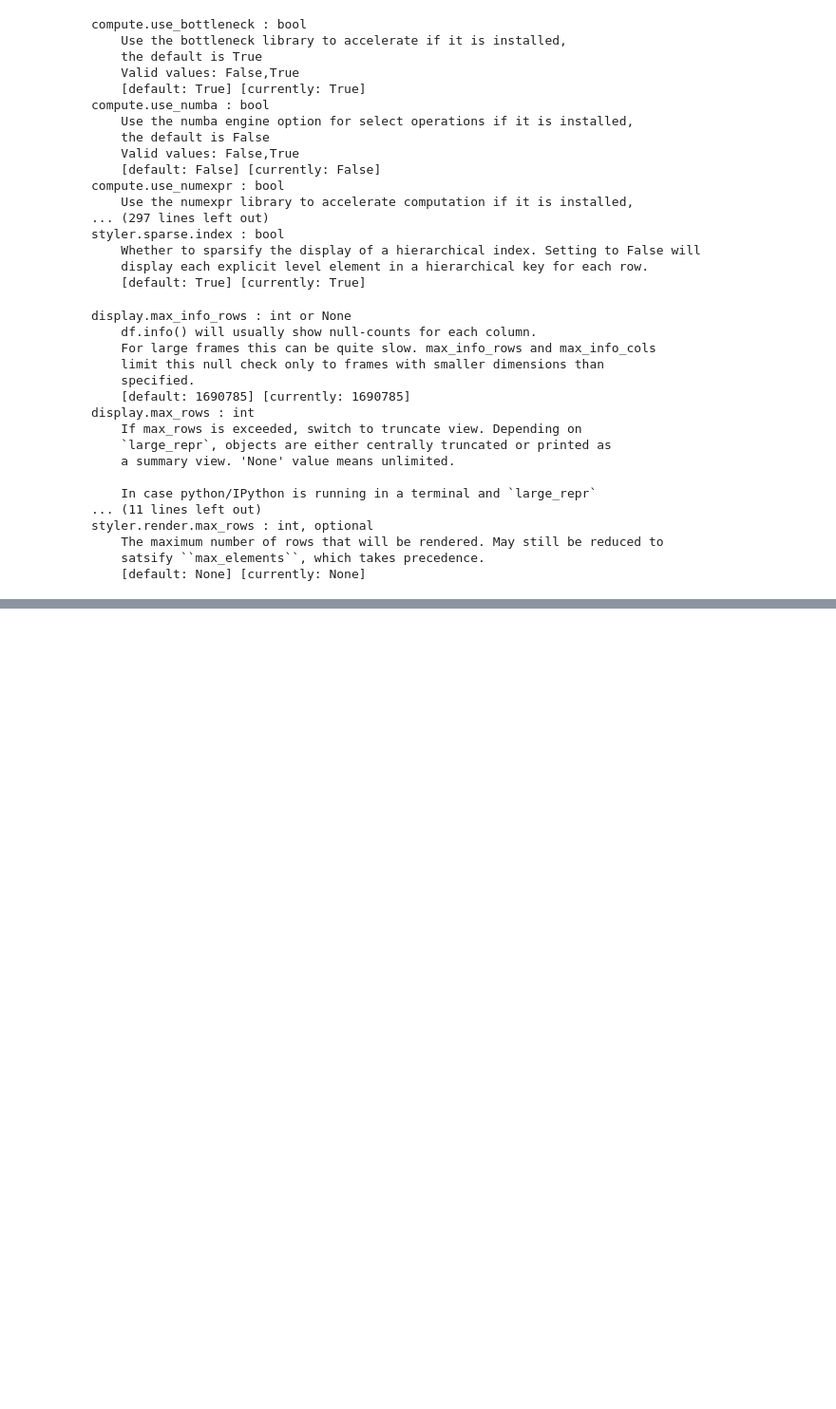
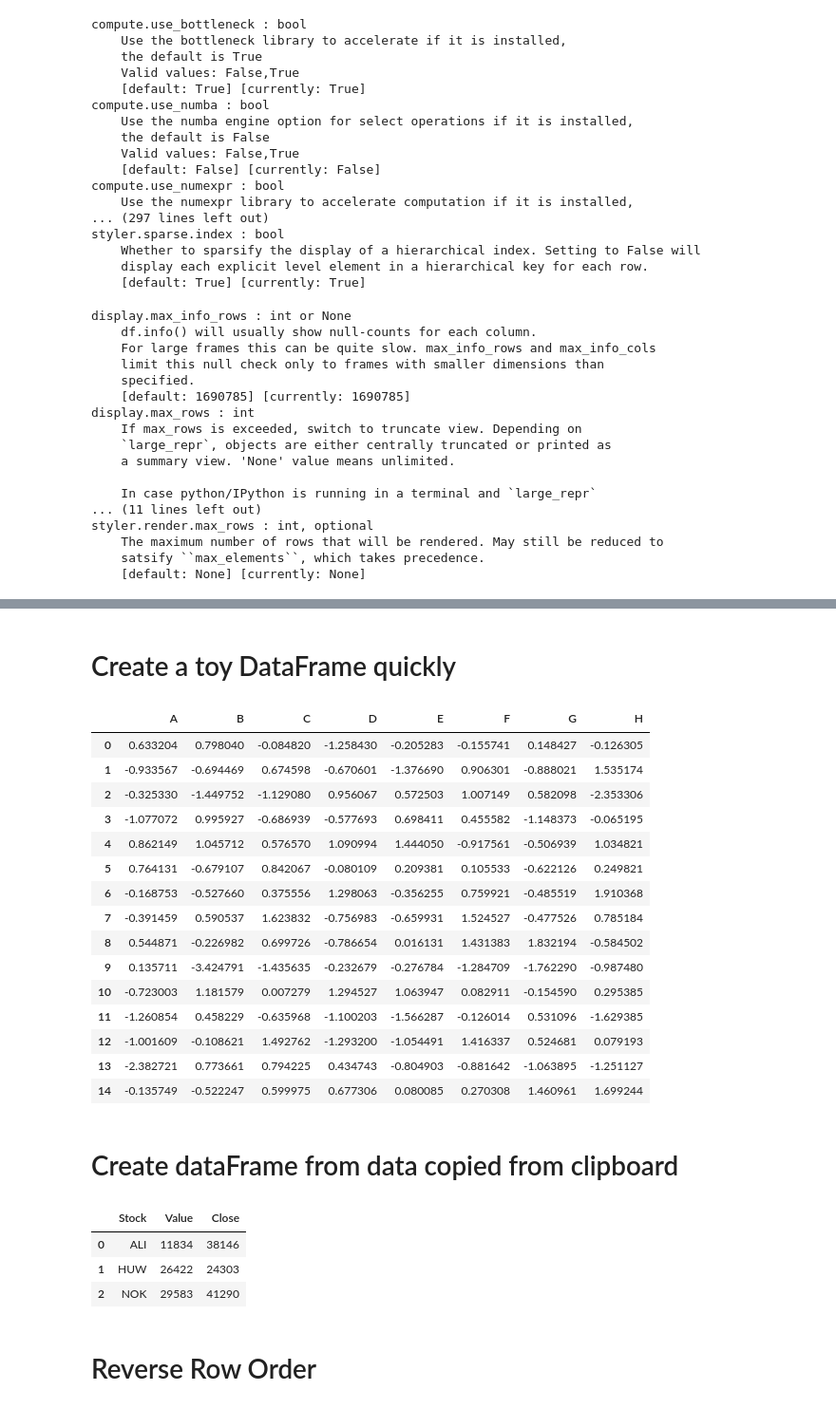
Before and after one commit to amiicool/Python_Reference, a Jupyter notebook: pandas_tips.ipynb, the cells around one changed output, grey strips where cells are left out. Shown: that part at 95% size. Drawn from its saved outputs; the diff is of its cells as text; code cells hidden in the pictures; blank space fills up the shorter version.

```diff
--- a/pandas_tips.ipynb
+++ b/pandas_tips.ipynb
@@ -211,0 +425,32 @@ pd.reset_option('all')
+# %% [markdown]
+# Create a toy DataFrame quickly
+# %%
+pd.DataFrame(np.random.randn(15, 8), columns=list('ABCDEFGH'))
+# %% [output]
+|  | A | B | C | D | E | F | G | H |
+| 0 | 0.633204 | 0.798040 | -0.084820 | -1.258430 | -0.205283 | -0.155741 | 0.148427 | -0.126305 |
+| 1 | -0.933567 | -0.694469 | 0.674598 | -0.670601 | -1.376690 | 0.906301 | -0.888021 | 1.535174 |
+| 2 | -0.325330 | -1.449752 | -1.129080 | 0.956067 | 0.572503 | 1.007149 | 0.582098 | -2.353306 |
+| 3 | -1.077072 | 0.995927 | -0.686939 | -0.577693 | 0.698411 | 0.455582 | -1.148373 | -0.065195 |
+| 4 | 0.862149 | 1.045712 | 0.576570 | 1.090994 | 1.444050 | -0.917561 | -0.506939 | 1.034821 |
+| 5 | 0.764131 | -0.679107 | 0.842067 | -0.080109 | 0.209381 | 0.105533 | -0.622126 | 0.249821 |
+| 6 | -0.168753 | -0.527660 | 0.375556 | 1.298063 | -0.356255 | 0.759921 | -0.485519 | 1.910368 |
+| 7 | -0.391459 | 0.590537 | 1.623832 | -0.756983 | -0.659931 | 1.524527 | -0.477526 | 0.785184 |
+| 8 | 0.544871 | -0.226982 | 0.699726 | -0.786654 | 0.016131 | 1.431383 | 1.832194 | -0.584502 |
+| 9 | 0.135711 | -3.424791 | -1.435635 | -0.232679 | -0.276784 | -1.284709 | -1.762290 | -0.987480 |
+| 10 | -0.723003 | 1.181579 | 0.007279 | 1.294527 | 1.063947 | 0.082911 | -0.154590 | 0.295385 |
+| 11 | -1.260854 | 0.458229 | -0.635968 | -1.100203 | -1.566287 | -0.126014 | 0.531096 | -1.629385 |
+| 12 | -1.001609 | -0.108621 | 1.492762 | -1.293200 | -1.054491 | 1.416337 | 0.524681 | 0.079193 |
+| 13 | -2.382721 | 0.773661 | 0.794225 | 0.434743 | -0.804903 | -0.881642 | -1.063895 | -1.251127 |
+| 14 | -0.135749 | -0.522247 | 0.599975 | 0.677306 | 0.080085 | 0.270308 | 1.460961 | 1.699244 |
+# %% [markdown]
+# Create dataFrame from data copied from clipboard
+# %%
+pd.read_clipboard()  # make sure you have copied from excel etc
+# %% [output]
+|  | Stock | Value | Close |
+| 0 | ALI | 11834 | 38146 |
+| 1 | HUW | 26422 | 24303 |
+| 2 | NOK | 29583 | 41290 |
+# %% [markdown]
+# Reverse Row Order
```
Also changed, not shown: parts of 46 cells of this notebook.
